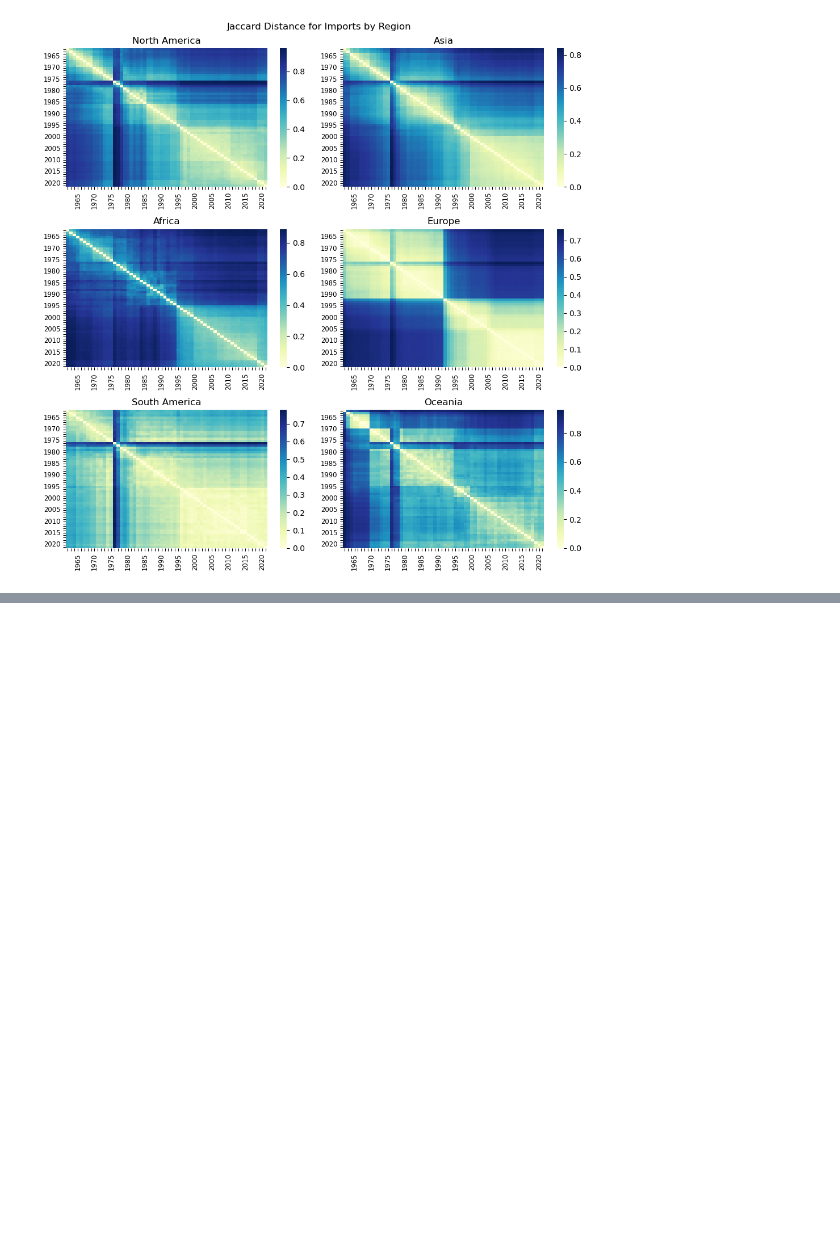
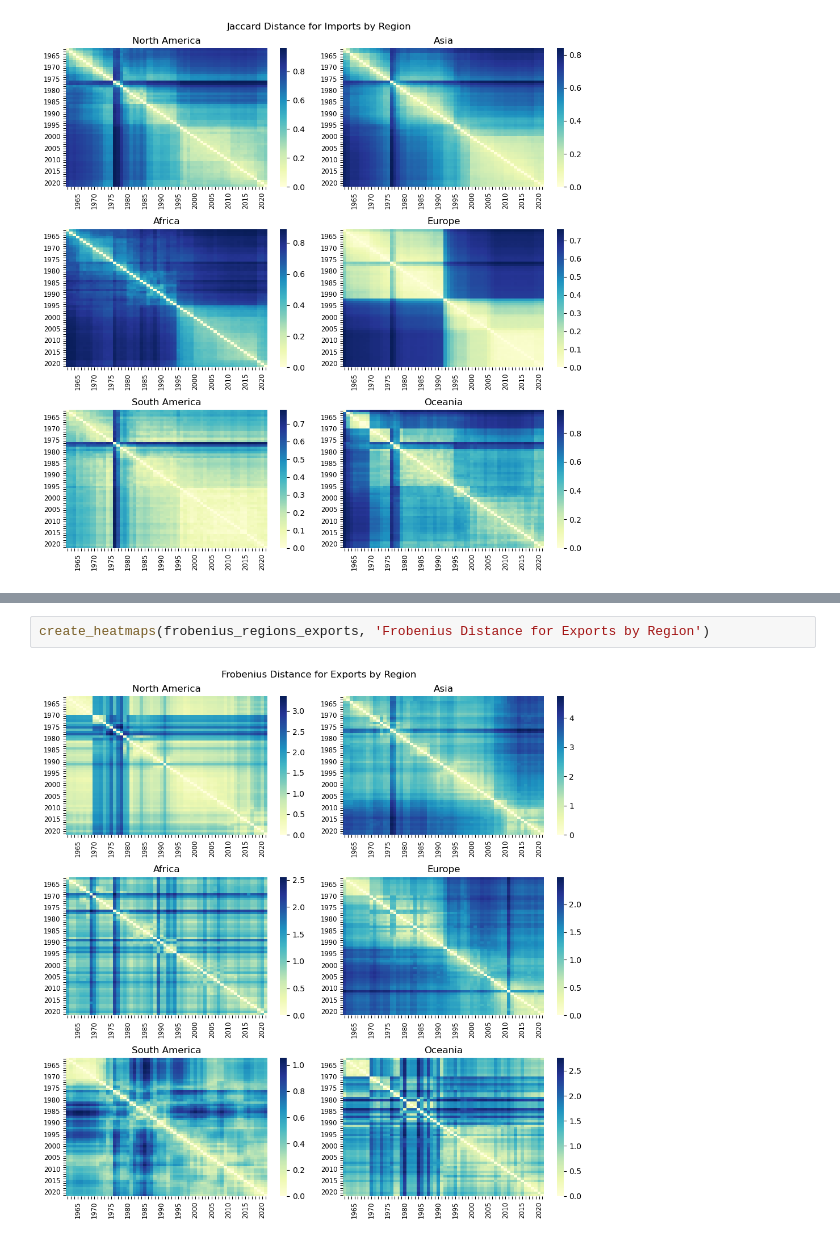
Before and after one commit to soschuetze/Trade-GNN-ChangePoint, a Jupyter notebook: network_exploration.ipynb, the cells around one changed output, grey strips where cells are left out. Drawn from its saved outputs; the diff is of its cells as text; blank space fills up the shorter version.

```diff
--- a/network_exploration.ipynb
+++ b/network_exploration.ipynb
@@ -589,0 +666,4 @@ create_heatmaps(jaccard_regions_imports, 'Jaccard Distance for Imports by Region
+# %%
+create_heatmaps(frobenius_regions_exports, 'Frobenius Distance for Exports by Region')
+# %% [output]
+[figure, added]
```
Also changed, not shown: parts of 14 cells of this notebook.
